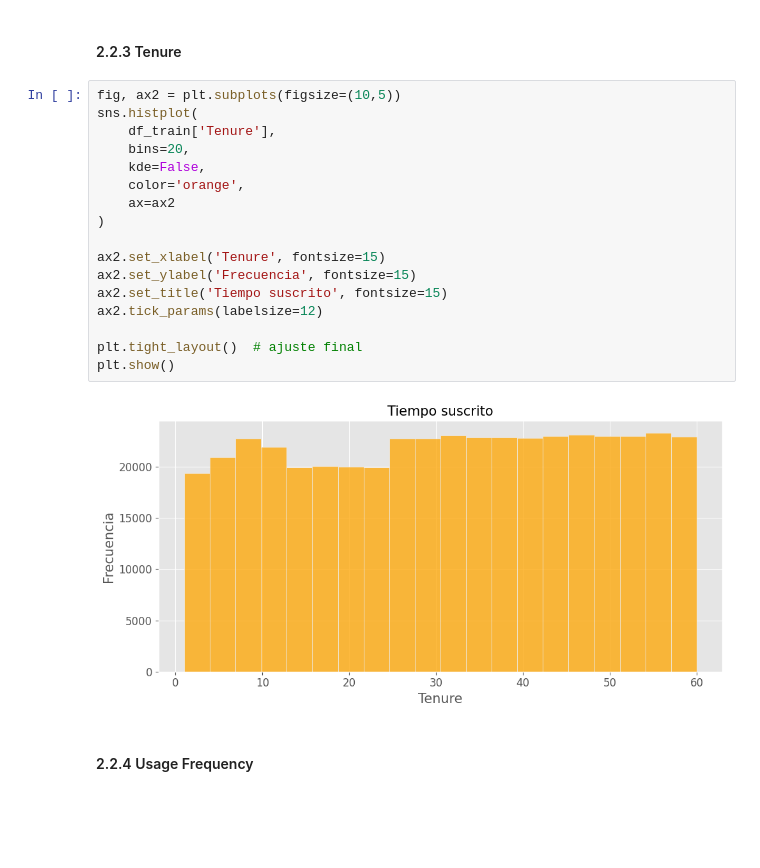
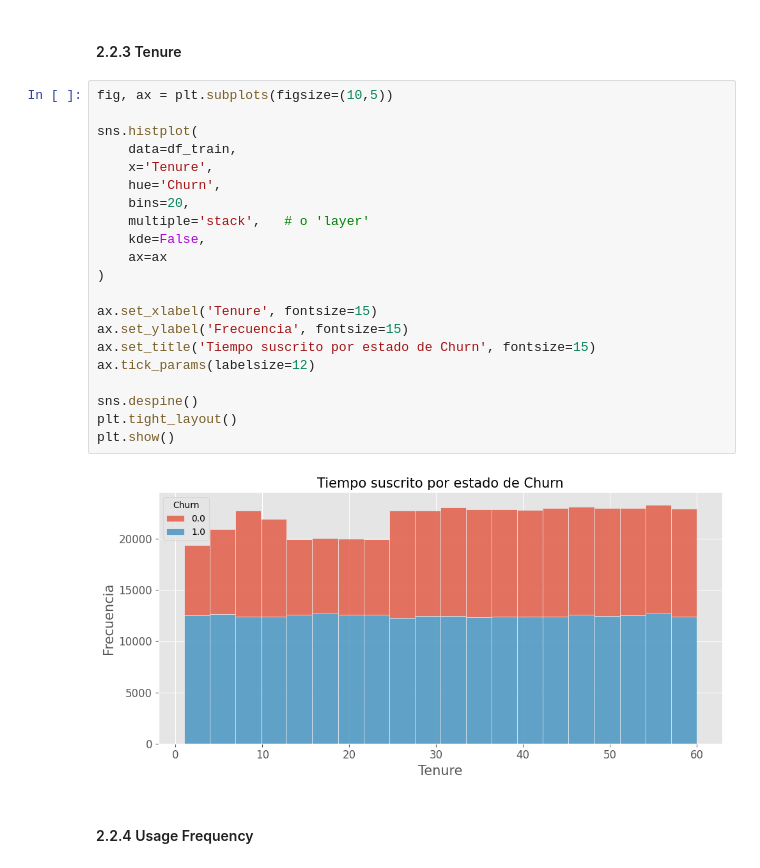
Before and after one commit to cacelass/tasa_churn, a Jupyter notebook: notebooks/0-1-Alejandro Cancelas Chapela-ProcesamientoDatos.ipynb, the cells around one changed output. Cells and saved outputs as stored; diff of their text form; blank space fills up the shorter version.

```diff
--- a/notebooks/0-1-Alejandro Cancelas Chapela-ProcesamientoDatos.ipynb
+++ b/notebooks/0-1-Alejandro Cancelas Chapela-ProcesamientoDatos.ipynb
@@ -206,24 +248,28 @@ plt.tight_layout()
 # %% [markdown]
 #### 2.2.3 Tenure
 # %%
-fig, ax2 = plt.subplots(figsize=(10,5))
+fig, ax = plt.subplots(figsize=(10,5))
+
 sns.histplot(
-    df_train['Tenure'],
+    data=df_train,
+    x='Tenure',
+    hue='Churn',
     bins=20,
+    multiple='stack',   # o 'layer'
     kde=False,
-    color='orange',
-    ax=ax2
+    ax=ax
 )
 
-ax2.set_xlabel('Tenure', fontsize=15)
-ax2.set_ylabel('Frecuencia', fontsize=15)
-ax2.set_title('Tiempo suscrito', fontsize=15)
-ax2.tick_params(labelsize=12)
+ax.set_xlabel('Tenure', fontsize=15)
+ax.set_ylabel('Frecuencia', fontsize=15)
+ax.set_title('Tiempo suscrito por estado de Churn', fontsize=15)
+ax.tick_params(labelsize=12)
 
-plt.tight_layout()  # ajuste final
+sns.despine()
+plt.tight_layout()
 plt.show()
 # %% [output]
-[figure, old version]
+[figure, new version]
 # %% [markdown]
 #### 2.2.4 Usage Frequency
 # %%
```
Also changed, not shown: parts of 65 cells of this notebook, 1 other file.
